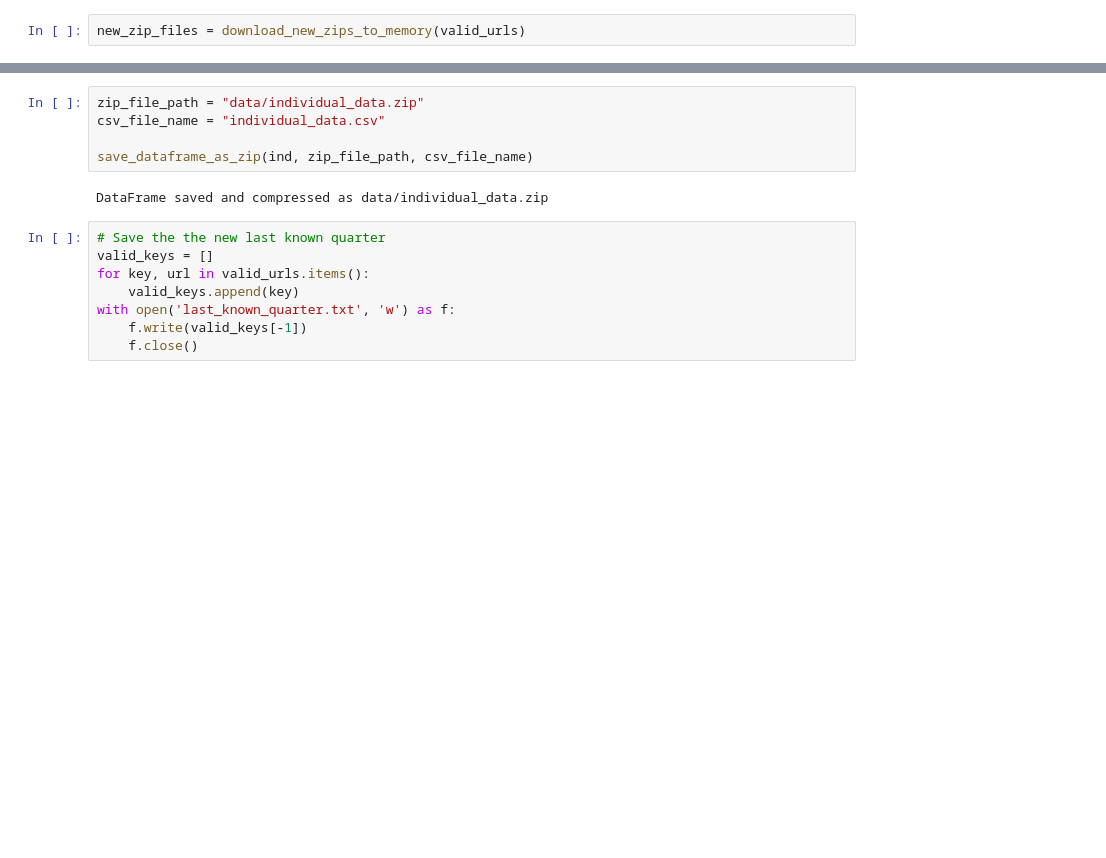
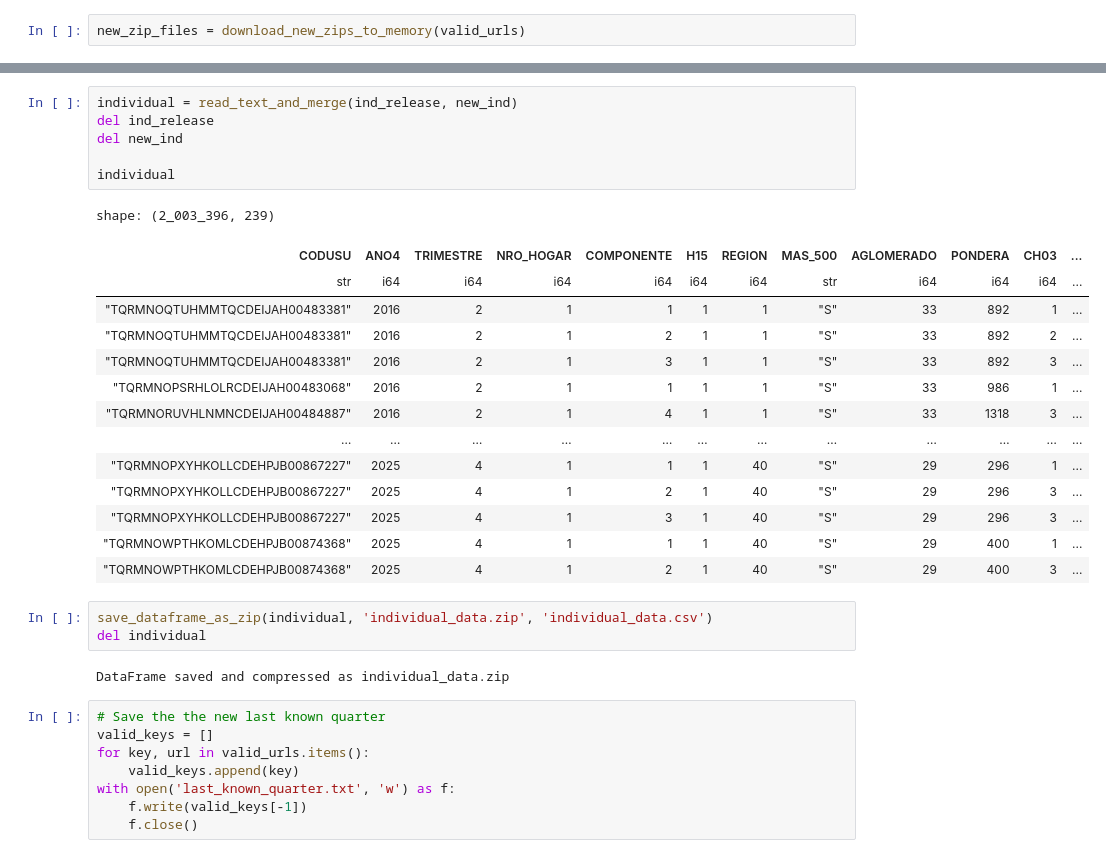
Before and after one commit to jpoletti/eph-database, a Jupyter notebook: update-data.ipynb, the cells around one changed output, grey strips where cells are left out. Cells and saved outputs as stored; diff of their text form; blank space fills up the shorter version.

```diff
--- a/update-data.ipynb
+++ b/update-data.ipynb
@@ -80,10 +62,29 @@ shape: (1_728_812, 177)
-# %%
-zip_file_path = "data/individual_data.zip"
-csv_file_name = "individual_data.csv"
-
-save_dataframe_as_zip(ind, zip_file_path, csv_file_name)
-# %% [output]
-DataFrame saved and compressed as data/individual_data.zip
+# %%
+individual = read_text_and_merge(ind_release, new_ind)
+del ind_release
+del new_ind
+
+individual
+# %% [output]
+shape: (2_003_396, 239)
+| CODUSU | ANO4 | TRIMESTRE | NRO_HOGAR | COMPONENTE | H15 | REGION | MAS_500 | AGLOMERADO | PONDERA | CH03 | ... |
+| str | i64 | i64 | i64 | i64 | i64 | i64 | str | i64 | i64 | i64 | ... |
+| "TQRMNOQTUHMMTQCDEIJAH00483381" | 2016 | 2 | 1 | 1 | 1 | 1 | "S" | 33 | 892 | 1 | ... |
+| "TQRMNOQTUHMMTQCDEIJAH00483381" | 2016 | 2 | 1 | 2 | 1 | 1 | "S" | 33 | 892 | 2 | ... |
+| "TQRMNOQTUHMMTQCDEIJAH00483381" | 2016 | 2 | 1 | 3 | 1 | 1 | "S" | 33 | 892 | 3 | ... |
+| "TQRMNOPSRHLOLRCDEIJAH00483068" | 2016 | 2 | 1 | 1 | 1 | 1 | "S" | 33 | 986 | 1 | ... |
+| "TQRMNORUVHLNMNCDEIJAH00484887" | 2016 | 2 | 1 | 4 | 1 | 1 | "S" | 33 | 1318 | 3 | ... |
+| … | … | … | … | … | … | … | … | … | … | … | ... |
+| "TQRMNOPXYHKOLLCDEHPJB00867227" | 2025 | 4 | 1 | 1 | 1 | 40 | "S" | 29 | 296 | 1 | ... |
+| "TQRMNOPXYHKOLLCDEHPJB00867227" | 2025 | 4 | 1 | 2 | 1 | 40 | "S" | 29 | 296 | 3 | ... |
+| "TQRMNOPXYHKOLLCDEHPJB00867227" | 2025 | 4 | 1 | 3 | 1 | 40 | "S" | 29 | 296 | 3 | ... |
+| "TQRMNOWPTHKOMLCDEHPJB00874368" | 2025 | 4 | 1 | 1 | 1 | 40 | "S" | 29 | 400 | 1 | ... |
+| "TQRMNOWPTHKOMLCDEHPJB00874368" | 2025 | 4 | 1 | 2 | 1 | 40 | "S" | 29 | 400 | 3 | ... |
+# %%
+save_dataframe_as_zip(individual, 'individual_data.zip', 'individual_data.csv')
+del individual
+# %% [output]
+DataFrame saved and compressed as individual_data.zip
 # %%
 # Save the the new last known quarter
 valid_keys = []
```
Also changed, not shown: parts of 12 cells of this notebook, 7 other files.
